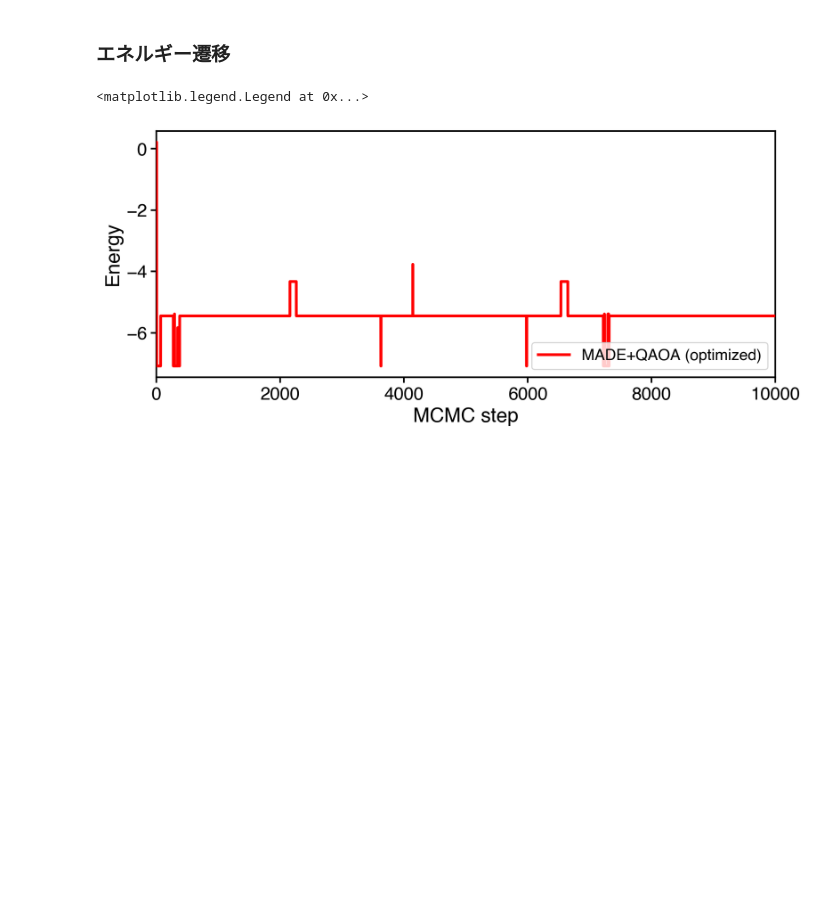
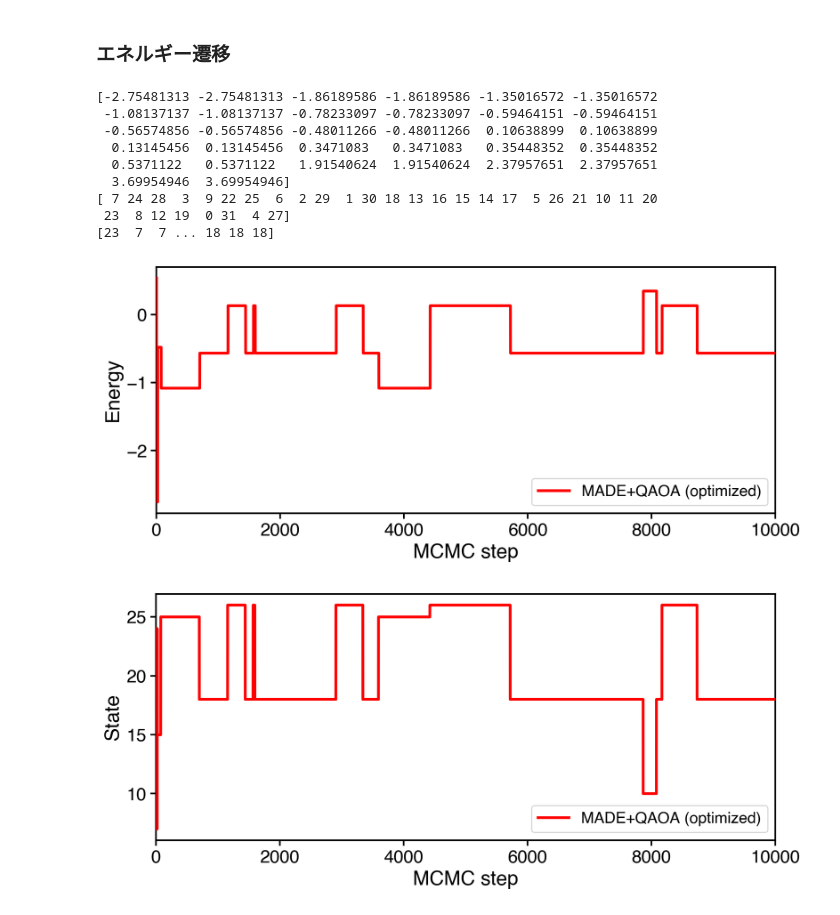
Before and after one commit to yuichiro-nakano/data_for_qaoa-made-mcmc, a Jupyter notebook: figure/make_fig.ipynb, the cells around one changed output. Saved outputs shown, nothing was run; the diff lists cells and outputs as text; code cells hidden in the pictures; blank space fills up the shorter version.

```diff
--- a/figure/make_fig.ipynb
+++ b/figure/make_fig.ipynb
@@ -198,7 +198,7 @@ scaling factor(uncertainty) : k = 0.818+/-0.022
 # %% [markdown]
 ### 定数
 # %%
-n_spin = 10
+n_spin = 5
 beta = 5.0
 # %% [markdown]
 ### データのロード
@@ -334,22 +334,54 @@ ax2_2.legend(fontsize=14, loc='lower right', frameon=True)
 ### エネルギー遷移
 # %%
 opt_energy_hist = np.array([ising.spin_energy(opt_qaoa_made_result[0,i], instance) for i in range(n_step+1)])
+opt_state_hist = np.array([ising.spin_to_number(opt_qaoa_made_result[0,i]) for i in range(n_step+1)])
 
-fig3, ax3 = plt.subplots(figsize=(10,4), dpi=200)
+fig3_1, ax3_1 = plt.subplots(figsize=(10,4), dpi=200)
 
-ax3.spines["top"].set_linewidth(spines)
-ax3.spines["left"].set_linewidth(spines)
-ax3.spines["bottom"].set_linewidth(spines)
-ax3.spines["right"].set_linewidth(spines)
+ax3_1.spines["top"].set_linewidth(spines)
+ax3_1.spines["left"].set_linewidth(spines)
+ax3_1.spines["bottom"].set_linewidth(spines)
+ax3_1.spines["right"].set_linewidth(spines)
 
-ax3.plot(np.arange(n_step+1), opt_energy_hist, color='red', linewidth=linewidth, label='MADE+QAOA (optimized)', zorder=5)
+ax3_1.plot(np.arange(n_step+1), opt_energy_hist, color='red', linewidth=linewidth, label='MADE+QAOA (optimized)', zorder=5)
 
-ax3.set_xlim(0, n_step)
-ax3.set_xlabel('MCMC step', fontsize=18)
-ax3.set_ylabel('Energy', fontsize=18)
-ax3.tick_params(width=1.5, labelsize=16, length=5, labelbottom=True)
-ax3.tick_params(axis="x", which='major', width=1.5)
-ax3.legend(fontsize=14, loc='lower right', frameon=True)
+ax3_1.set_xlim(0, n_step)
+ax3_1.set_xlabel('MCMC step', fontsize=18)
+ax3_1.set_ylabel('Energy', fontsize=18)
+ax3_1.tick_params(width=1.5, labelsize=16, length=5, labelbottom=True)
+ax3_1.tick_params(axis="x", which='major', width=1.5)
+ax3_1.legend(fontsize=14, loc='lower right', frameon=True)
+
+fig3_2, ax3_2 = plt.subplots(figsize=(10,4), dpi=200)
+
+ax3_2.spines["top"].set_linewidth(spines)
+ax3_2.spines["left"].set_linewidth(spines)
+ax3_2.spines["bottom"].set_linewidth(spines)
+ax3_2.spines["right"].set_linewidth(spines)
+
+ax3_2.plot(np.arange(n_step+1), opt_state_hist, color='red', linewidth=linewidth, label='MADE+QAOA (optimized)', zorder=5)
+
+ax3_2.set_xlim(0, n_step)
+ax3_2.set_xlabel('MCMC step', fontsize=18)
+ax3_2.set_ylabel('State', fontsize=18)
+ax3_2.tick_params(width=1.5, labelsize=16, length=5, labelbottom=True)
+ax3_2.tick_params(axis="x", which='major', width=1.5)
+ax3_2.legend(fontsize=14, loc='lower right', frameon=True)
+
+energy = np.array([ising.spin_energy(ising.number_to_spin(i, n_spin), instance) for i in range(2**n_spin)])
+energy_sort = np.argsort(energy)
+print(energy[energy_sort])
+print(energy_sort)
+print(opt_state_hist)
 # %% [output]
-<matplotlib.legend.Legend at 0x...>
+[-2.75481313 -2.75481313 -1.86189586 -1.86189586 -1.35016572 -1.35016572
+ -1.08137137 -1.08137137 -0.78233097 -0.78233097 -0.59464151 -0.59464151
+ -0.56574856 -0.56574856 -0.48011266 -0.48011266  0.10638899  0.10638899
+  0.13145456  0.13145456  0.3471083   0.3471083   0.35448352  0.35448352
+  0.5371122   0.5371122   1.91540624  1.91540624  2.37957651  2.37957651
+  3.69954946  3.69954946]
+[ 7 24 28  3  9 22 25  6  2 29  1 30 18 13 16 15 14 17  5 26 21 10 11 20
+ 23  8 12 19  0 31  4 27]
+[23  7  7 ... 18 18 18]
-[figure, old version]
+[figure, new version]
+[figure, added]
```
Also changed, not shown: parts of 2 cells of this notebook, 11 other files.
